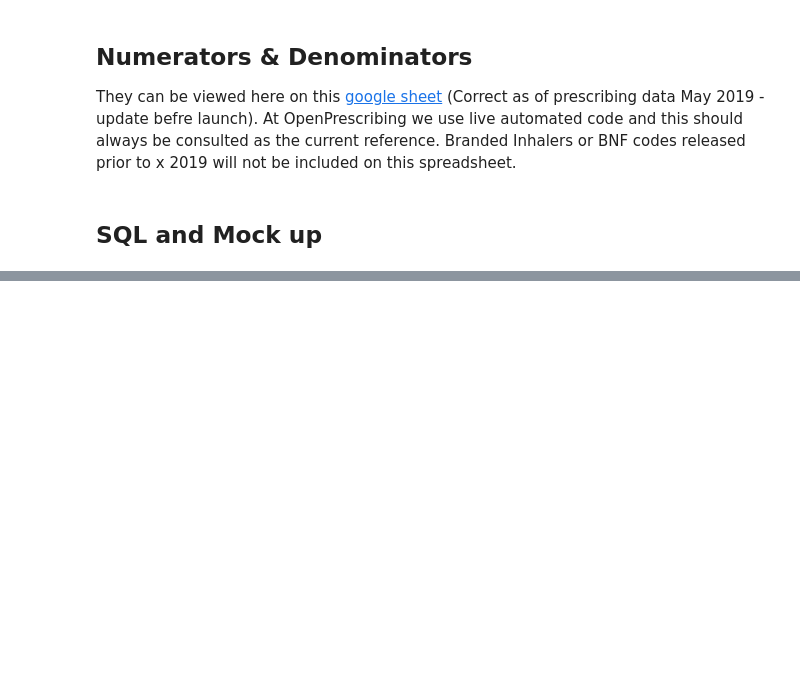
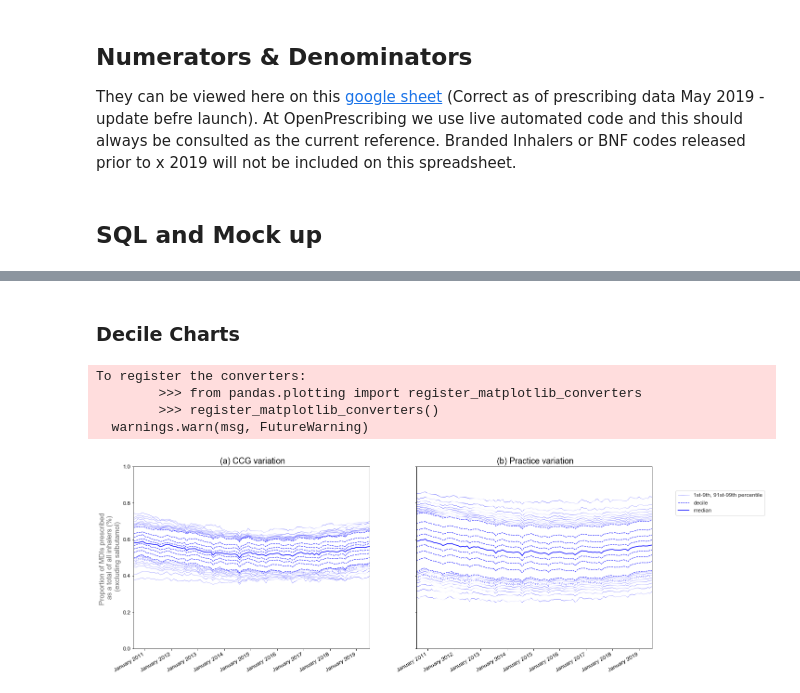
Before and after one commit to ebmdatalab/jupyter-notebooks, a Jupyter notebook: new_measures/Drafts/Enviromental Inhalers/Environmental Inhalers.ipynb, the cells around one changed output, grey strips where cells are left out. Drawn from its saved outputs; the diff is of its cells as text; code cells hidden in the pictures; blank space fills up the shorter version.

Commit message:
update enviromental inhalers

```diff
--- a/new_measures/Drafts/Enviromental Inhalers/Environmental Inhalers.ipynb
+++ b/new_measures/Drafts/Enviromental Inhalers/Environmental Inhalers.ipynb
@@ -581,0 +115,4 @@ plt.show()
+# %%
+df_practice = pd.merge(df_inh_numerator, df_inh_denominator)
+df_practice['measure_value'] = df_practice['numerator'] / df_practice['denominator']
+df_practice.head()
@@ -581,0 +126,4 @@ plt.show()
+# %%
+df_ccg = df_practice.groupby(['pct', 'month'])['numerator', 'denominator'].sum().reset_index()
+df_ccg['measure_value'] = df_ccg['numerator'] / df_ccg['denominator']
+df_ccg.head()
@@ -581,0 +146,42 @@ plt.show()
+# %% [markdown]
+### Decile Charts
+# %%
+f = plt.figure(figsize=(20,8))
+f.autofmt_xdate()
+layout = gridspec.GridSpec(1, 2, figure=f)
+left_plot = plt.subplot(layout[0])
+right_plot = plt.subplot(layout[1], sharey=left_plot)  # Share the Y axis
+
+# ...and because it's shared, suppress ticks on the second chart
+plt.setp(right_plot.get_yticklabels(), visible=False)
+
+charts.deciles_chart(
+    df_ccg,
+    period_column='month',
+    column='measure_value',
+    title=" (a) CCG variation",
+    ylabel="Proportion of MDIs prescribed \n as a total of all inhalers (%) \n  (excluding salbutamol) ",
+    show_outer_percentiles=True,
+    show_legend=False,
+    ax=left_plot,
+)
+
+charts.deciles_chart(
+    df_practice,
+    period_column='month',
+    column='measure_value',
+    title=" (b) Practice variation",
+    ylabel="",
+    show_outer_percentiles=True,
+    show_legend=True,
+    ax=right_plot,
+)
+
+plt.ylim(0, 1)
+plt.show()
+# %% [output]
+To register the converters:
+        >>> from pandas.plotting import register_matplotlib_converters
+        >>> register_matplotlib_converters()
+  warnings.warn(msg, FutureWarning)
+[figure, added]
```
Also changed, not shown: parts of 63 cells of this notebook, 4 other files.
